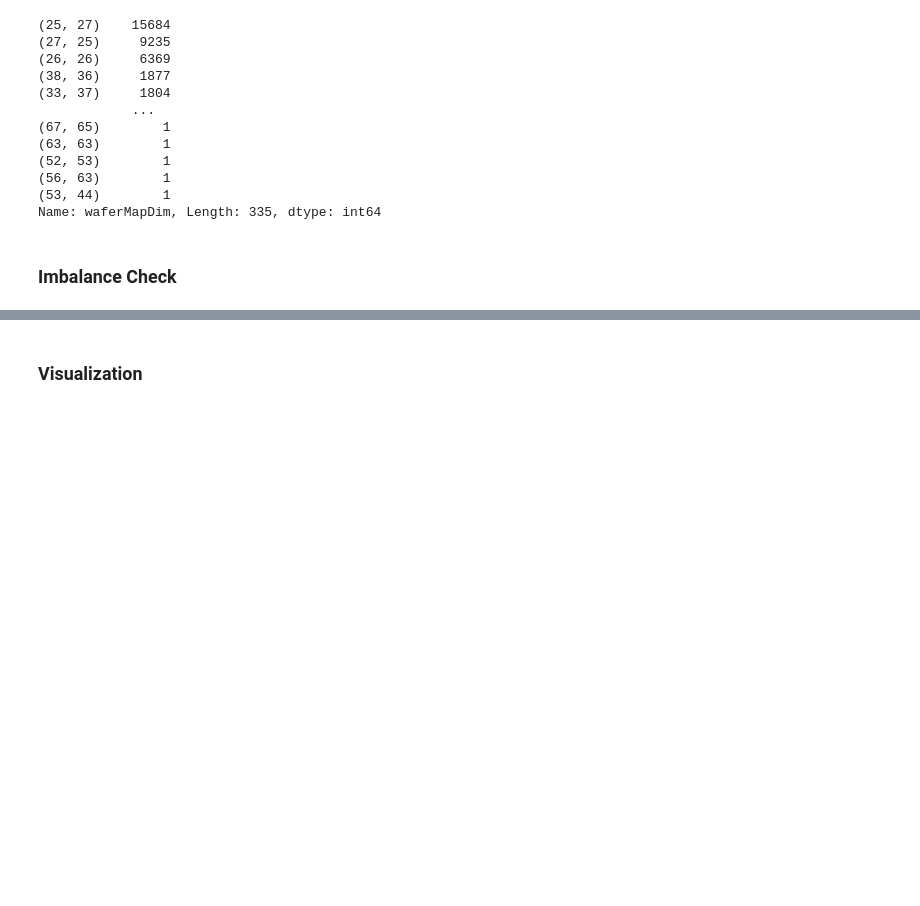
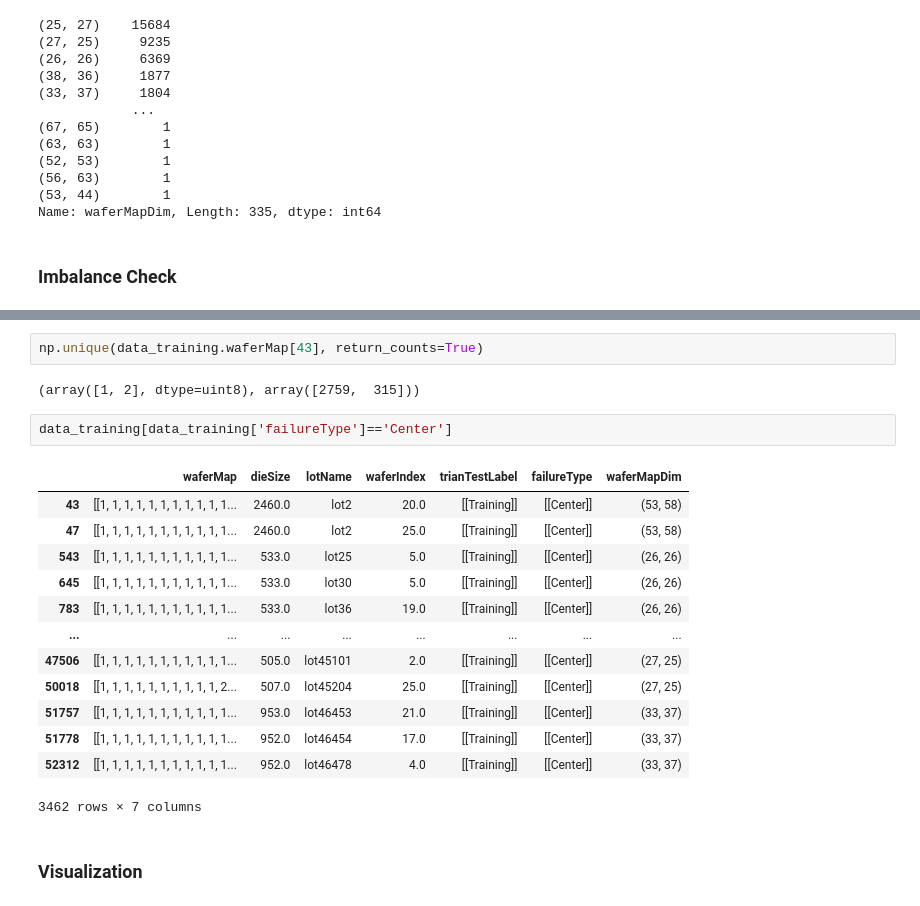
Before and after one commit to AllenShiah/Wafer-Failure-Detection, a Jupyter notebook: Wafer Failure Detection.ipynb, the cells around one changed output, grey strips where cells are left out. Drawn from its saved outputs; the diff is of its cells as text; blank space fills up the shorter version.

```diff
--- a/Wafer Failure Detection.ipynb
+++ b/Wafer Failure Detection.ipynb
@@ -207,3 +222,23 @@ See the caveats in the documentation: https://pandas.pydata.org/pandas-docs/stab
+# %%
+np.unique(data_training.waferMap[43], return_counts=True)
+# %% [output]
+(array([1, 2], dtype=uint8), array([2759,  315]))
+# %%
+data_training[data_training['failureType']=='Center']
+# %% [output]
+|  | waferMap | dieSize | lotName | waferIndex | trianTestLabel | failureType | waferMapDim |
+| 43 | [[1, 1, 1, 1, 1, 1, 1, 1, 1, 1, 1... | 2460.0 | lot2 | 20.0 | [[Training]] | [[Center]] | (53, 58) |
+| 47 | [[1, 1, 1, 1, 1, 1, 1, 1, 1, 1, 1... | 2460.0 | lot2 | 25.0 | [[Training]] | [[Center]] | (53, 58) |
+| 543 | [[1, 1, 1, 1, 1, 1, 1, 1, 1, 1, 1... | 533.0 | lot25 | 5.0 | [[Training]] | [[Center]] | (26, 26) |
+| 645 | [[1, 1, 1, 1, 1, 1, 1, 1, 1, 1, 1... | 533.0 | lot30 | 5.0 | [[Training]] | [[Center]] | (26, 26) |
+| 783 | [[1, 1, 1, 1, 1, 1, 1, 1, 1, 1, 1... | 533.0 | lot36 | 19.0 | [[Training]] | [[Center]] | (26, 26) |
+| ... | ... | ... | ... | ... | ... | ... | ... |
+| 47506 | [[1, 1, 1, 1, 1, 1, 1, 1, 1, 1, 1... | 505.0 | lot45101 | 2.0 | [[Training]] | [[Center]] | (27, 25) |
+| 50018 | [[1, 1, 1, 1, 1, 1, 1, 1, 1, 1, 2... | 507.0 | lot45204 | 25.0 | [[Training]] | [[Center]] | (27, 25) |
+| 51757 | [[1, 1, 1, 1, 1, 1, 1, 1, 1, 1, 1... | 953.0 | lot46453 | 21.0 | [[Training]] | [[Center]] | (33, 37) |
+| 51778 | [[1, 1, 1, 1, 1, 1, 1, 1, 1, 1, 1... | 952.0 | lot46454 | 17.0 | [[Training]] | [[Center]] | (33, 37) |
+| 52312 | [[1, 1, 1, 1, 1, 1, 1, 1, 1, 1, 1... | 952.0 | lot46478 | 4.0 | [[Training]] | [[Center]] | (33, 37) |
+3462 rows × 7 columns
 # %% [markdown]
 ### Visualization
 # %%
```
Also changed, not shown: parts of 17 cells of this notebook.
